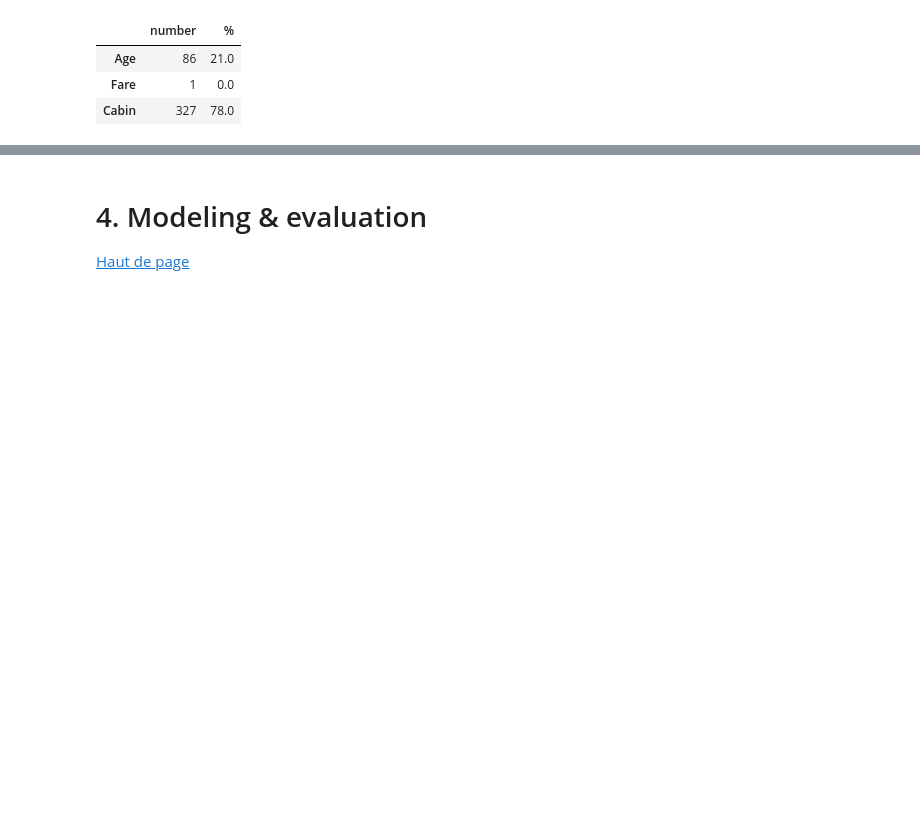
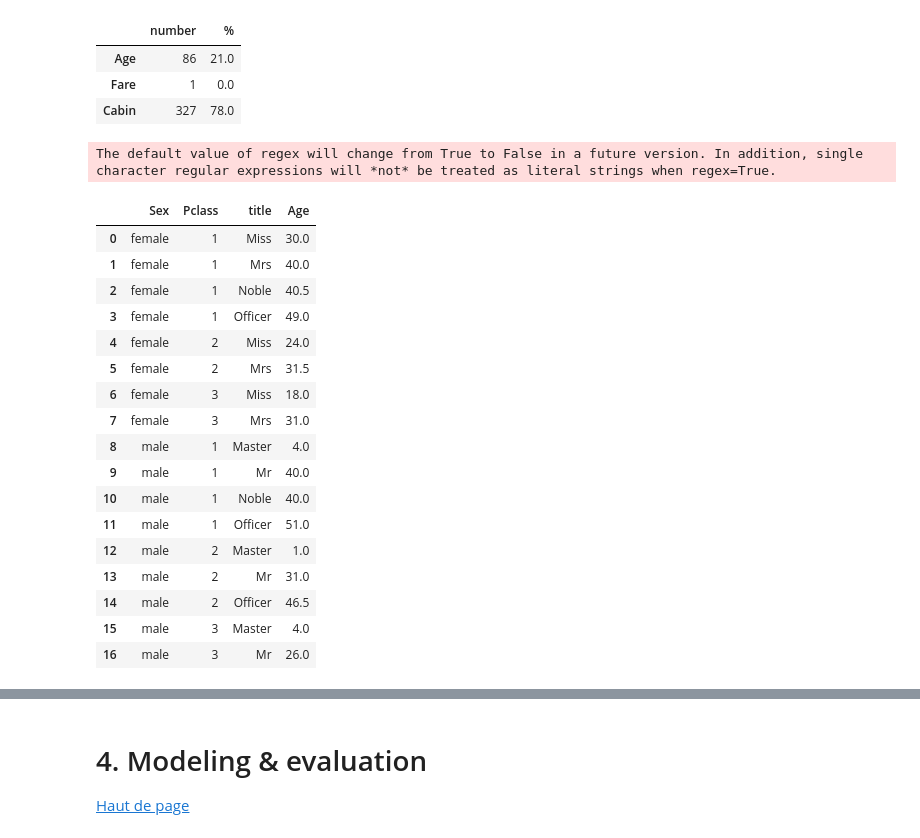
Before and after one commit to dghr7/kaggle-titanic, a Jupyter notebook: main_titanic.ipynb, the cells around one changed output, grey strips where cells are left out. Saved outputs shown, nothing was run; the diff lists cells and outputs as text; code cells hidden in the pictures; blank space fills up the shorter version.

```diff
--- a/main_titanic.ipynb
+++ b/main_titanic.ipynb
@@ -338,3 +418,32 @@ df_null_test
+# %%
+df = fe(df)
+X_train = fe(X_train)
+X_test = fe(X_test)
+# %% [output]
+The default value of regex will change from True to False in a future version. In addition, single character regular expressions will *not* be treated as literal strings when regex=True.
+# %%
+# Using train set category median age to impute missing values
+df_imputation = pd.DataFrame(X_train.groupby(['Sex', 'Pclass', 'title'])['Age'].median()).reset_index()
+df_imputation
+# %% [output]
+|  | Sex | Pclass | title | Age |
+| 0 | female | 1 | Miss | 30.0 |
+| 1 | female | 1 | Mrs | 40.0 |
+| 2 | female | 1 | Noble | 40.5 |
+| 3 | female | 1 | Officer | 49.0 |
+| 4 | female | 2 | Miss | 24.0 |
+| 5 | female | 2 | Mrs | 31.5 |
+| 6 | female | 3 | Miss | 18.0 |
+| 7 | female | 3 | Mrs | 31.0 |
+| 8 | male | 1 | Master | 4.0 |
+| 9 | male | 1 | Mr | 40.0 |
+| 10 | male | 1 | Noble | 40.0 |
+| 11 | male | 1 | Officer | 51.0 |
+| 12 | male | 2 | Master | 1.0 |
+| 13 | male | 2 | Mr | 31.0 |
+| 14 | male | 2 | Officer | 46.5 |
+| 15 | male | 3 | Master | 4.0 |
+| 16 | male | 3 | Mr | 26.0 |
 # %%
 # Imputation - cat
 
```
Also changed, not shown: parts of 28 cells of this notebook.
